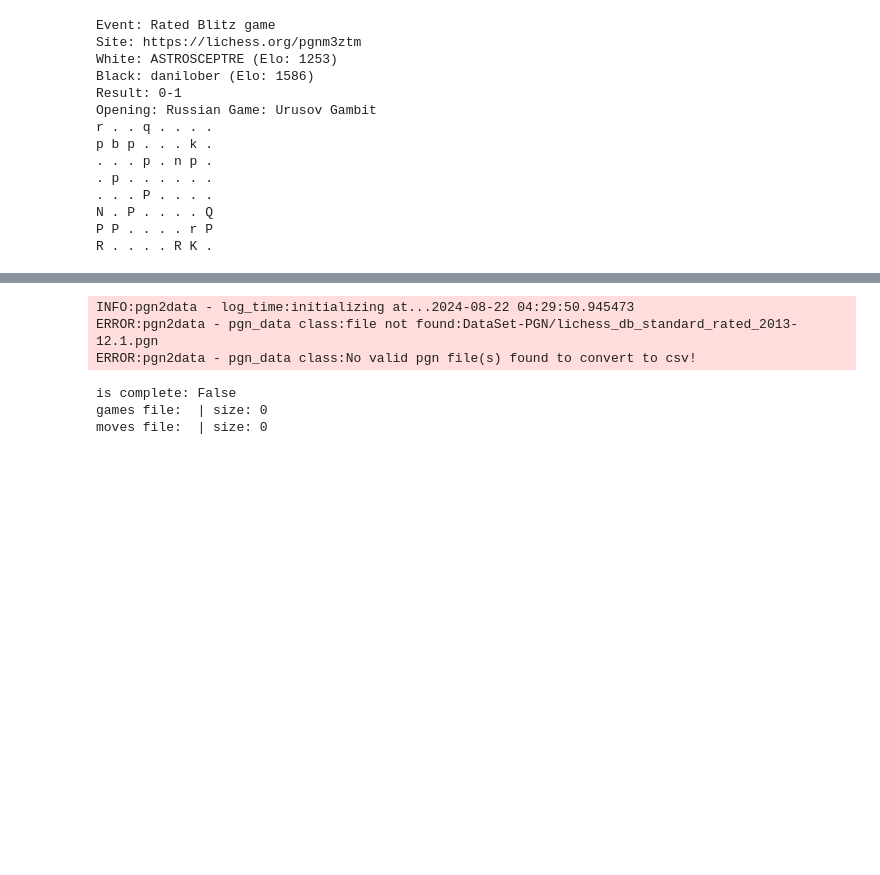
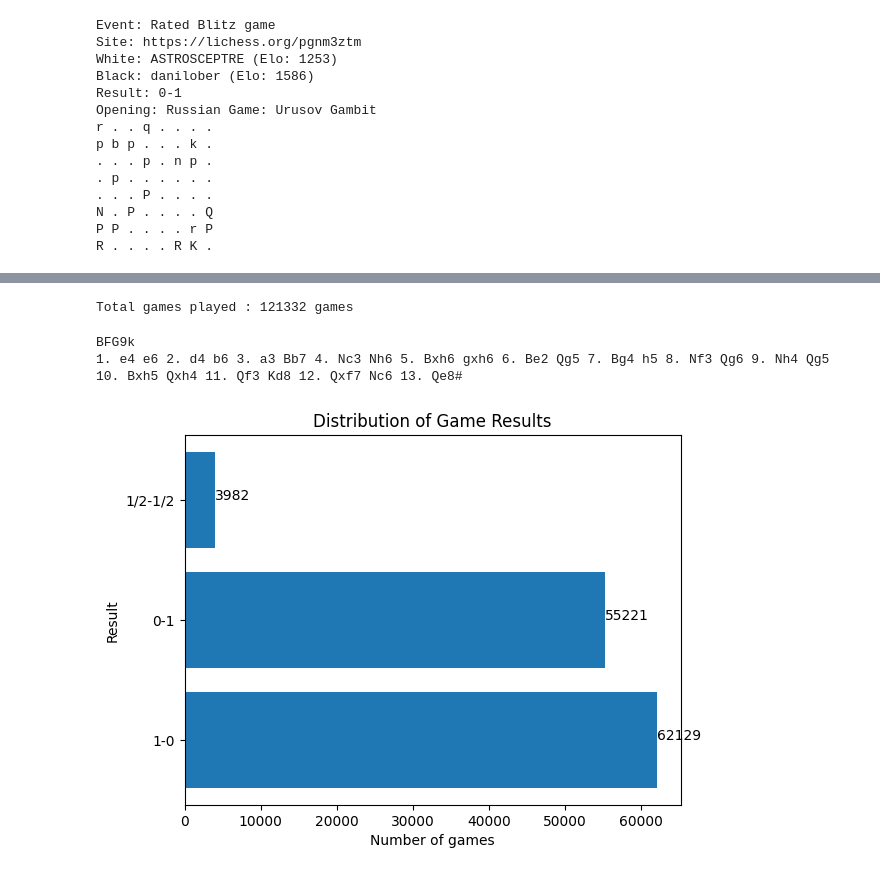
Before and after one commit to Durai-Bharath/Chess-Game-EDA, a Jupyter notebook: eda.ipynb, the cells around one changed output, grey strips where cells are left out. Saved outputs shown, nothing was run; the diff lists cells and outputs as text; code cells hidden in the pictures; blank space fills up the shorter version.

```diff
--- a/eda.ipynb
+++ b/eda.ipynb
@@ -91,11 +57,40 @@ from converter.pgn_data import PGNData
-# %%
-pgn_data = PGNData("DataSet-PGN/lichess_db_standard_rated_2013-12.1.pgn")
-result = pgn_data.export()
-result.print_summary()
-# %% [output]
-INFO:pgn2data - log_time:initializing at...2024-08-22 04:29:50.945473
-ERROR:pgn2data - pgn_data class:file not found:DataSet-PGN/lichess_db_standard_rated_2013-12.1.pgn
-ERROR:pgn2data - pgn_data class:No valid pgn file(s) found to convert to csv!
-is complete: False
-games file:  | size: 0
-moves file:  | size: 0
+# %%
+def parse_pgn_file(file_path):
+    games = []
+    with open(file_path , 'r') as file:
+        pgn = chess.pgn.read_game(file)
+        while pgn is not None:
+            games.append(pgn)
+            pgn = chess.pgn.read_game(file)
+    return games
+# %%
+file_path = "C:/Users/Bharath/Documents/Chess-game-EDA/dataset/PGN-Single/lichess_db_standard_rated_2013-01.pgn"
+games = parse_pgn_file(file_path)
+# %%
+print(f"Total games played : {len(games)} games")
+# %% [output]
+Total games played : 121332 games
+# %%
+print(games[0].headers.get("White"))
+print(games[0].mainline_moves())
+# %% [output]
+BFG9k
+1. e4 e6 2. d4 b6 3. a3 Bb7 4. Nc3 Nh6 5. Bxh6 gxh6 6. Be2 Qg5 7. Bg4 h5 8. Nf3 Qg6 9. Nh4 Qg5 10. Bxh5 Qxh4 11. Qf3 Kd8 12. Qxf7 Nc6 13. Qe8#
+# %%
+import matplotlib.pyplot as plt
+from collections import Counter
+
+results = [game.headers.get("Result") for game in games]
+results_counter = Counter(results)
+
+plt.barh(results_counter.keys(),results_counter.values())
+for index , value in enumerate(results_counter.values()):
+    # print(value)
+    plt.text(value,index,str(value))
+plt.ylabel("Result")
+plt.xlabel("Number of games")
+plt.title("Distribution of Game Results")
+
+plt.show()
+# %% [output]
+[figure, added]
```
Also changed, not shown: parts of 9 cells of this notebook.
